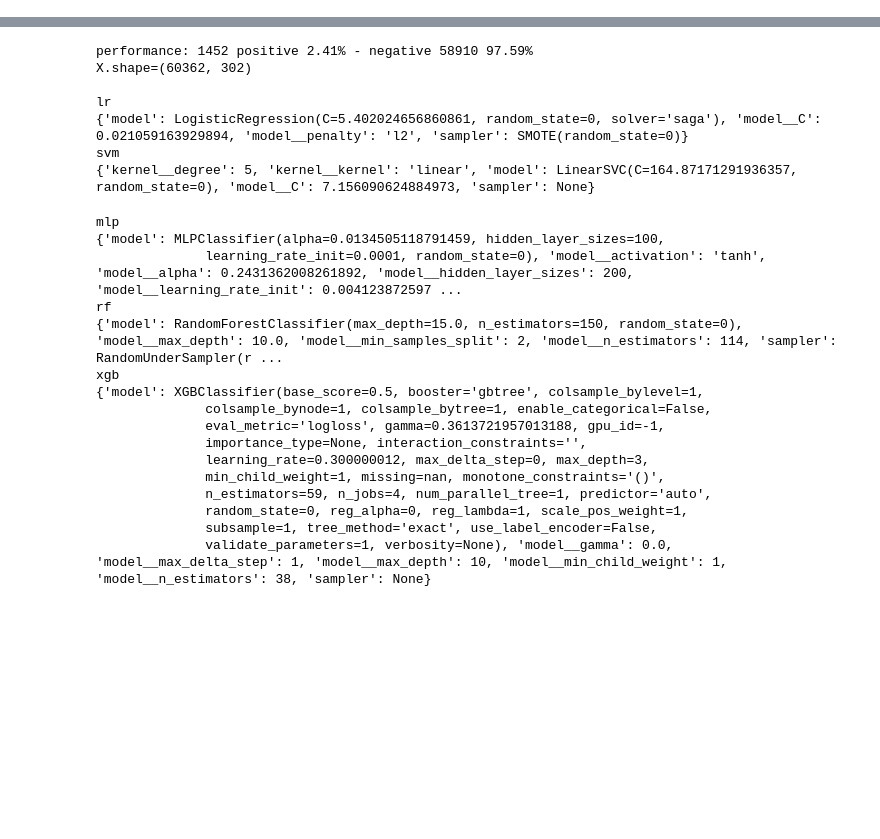
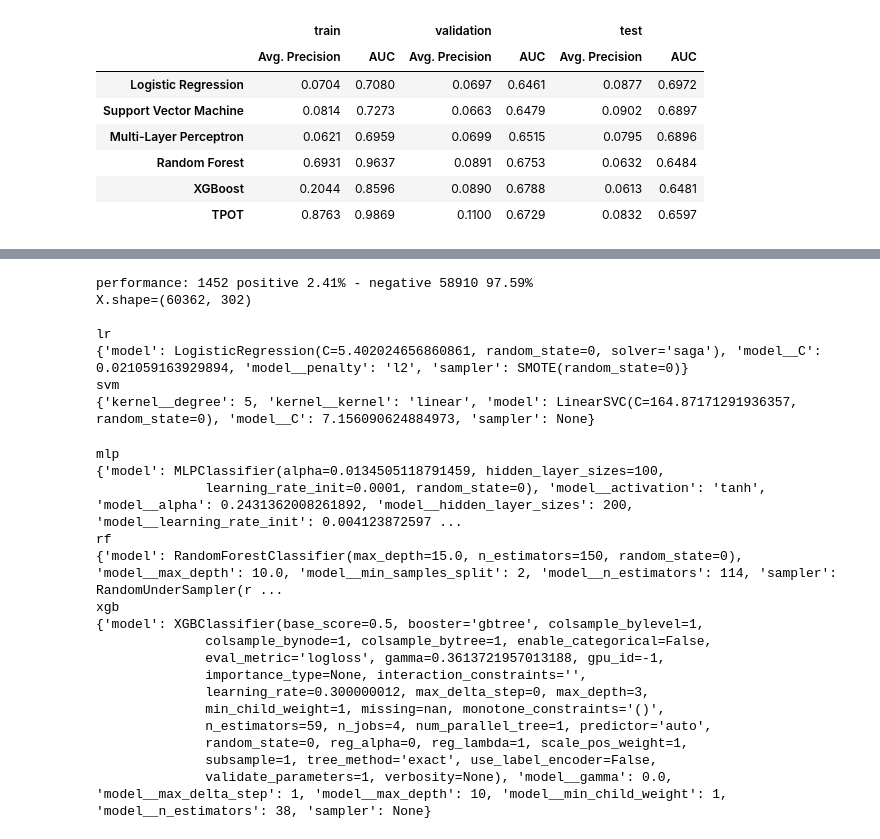
Before and after one commit to markus7800/firefox-performance-regressions, a Jupyter notebook: experiments/ModelEvaluation.ipynb, the cells around one changed output, grey strips where cells are left out. Cells and saved outputs as stored; diff of their text form; code cells hidden in the pictures; blank space fills up the shorter version.

```diff
--- a/experiments/ModelEvaluation.ipynb
+++ b/experiments/ModelEvaluation.ipynb
@@ -123,0 +321,34 @@ Name: 17, dtype: object
+# %%
+def get_overfit_stat_df(evaluation):
+    columns = [
+        np.array(['train', 'train', 'validation', 'validation', 'test', 'test']),
+        np.array(['Avg. Precision', 'AUC', 'Avg. Precision', 'AUC', 'Avg. Precision', 'AUC']),
+    ]
+
+    df = pd.DataFrame([[
+        evaluation['train']['average_precision'],
+        evaluation['train']['roc_auc'],
+        evaluation['validation']['test_average_precision'].mean(),
+        evaluation['validation']['test_roc_auc'].mean(),
+        evaluation['test']['average_precision'],
+        evaluation['test']['roc_auc']
+        ]],
+        index=[model_names[evaluation['model']]],
+        columns=columns)
+    return df
+# %%
+pd.set_option("display.precision", 4)
+
+overfit_stats = pd.concat(
+    [get_overfit_stat_df(evaluation) for evaluation in evaluations],
+     axis=0)
+overfit_stats
+# %% [output]
+|  | train |  | validation |  | test |  |
+|  | Avg. Precision | AUC | Avg. Precision | AUC | Avg. Precision | AUC |
+| Logistic Regression | 0.0704 | 0.7080 | 0.0697 | 0.6461 | 0.0877 | 0.6972 |
+| Support Vector Machine | 0.0814 | 0.7273 | 0.0663 | 0.6479 | 0.0902 | 0.6897 |
+| Multi-Layer Perceptron | 0.0621 | 0.6959 | 0.0699 | 0.6515 | 0.0795 | 0.6896 |
+| Random Forest | 0.6931 | 0.9637 | 0.0891 | 0.6753 | 0.0632 | 0.6484 |
+| XGBoost | 0.2044 | 0.8596 | 0.0890 | 0.6788 | 0.0613 | 0.6481 |
+| TPOT | 0.8763 | 0.9869 | 0.1100 | 0.6729 | 0.0832 | 0.6597 |
```
Also changed, not shown: parts of 25 cells of this notebook, 1 other file.
